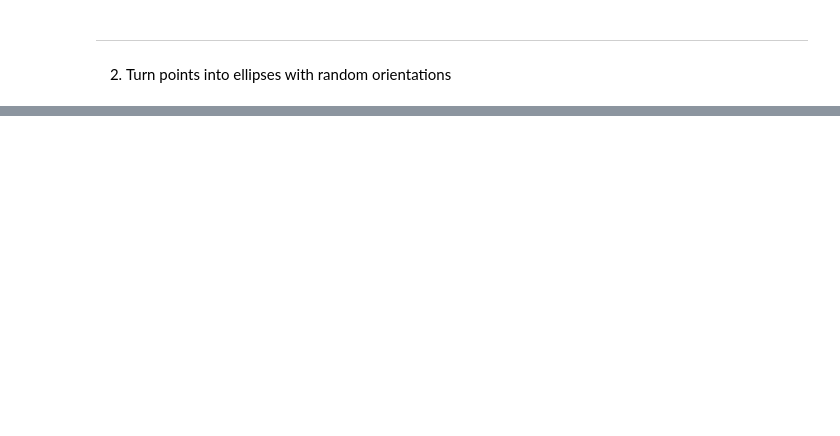
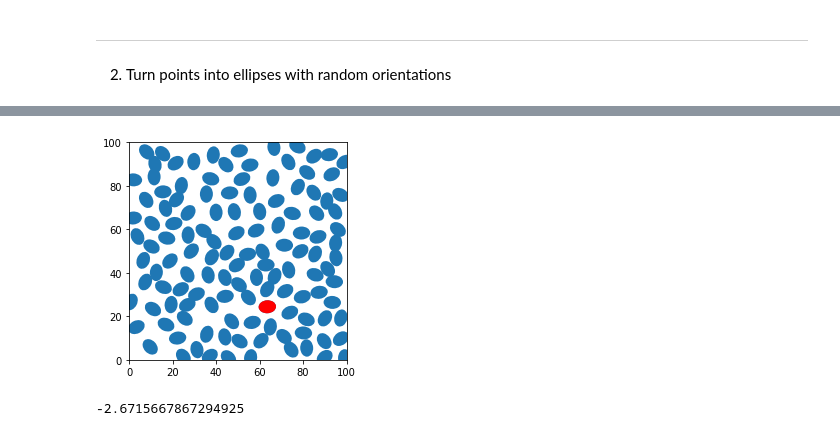
Before and after one commit to tinaaah/magistrska, a Jupyter notebook: test.ipynb, the cells around one changed output, grey strips where cells are left out. Drawn from its saved outputs; the diff is of its cells as text; code cells hidden in the pictures; blank space fills up the shorter version.

```diff
--- a/test.ipynb
+++ b/test.ipynb
@@ -130,0 +149,12 @@ ___
+# %%
+## start with small ellipses
+a, eps = 4, 2/3                 # big semi-axis and eccentricity
+b = a*math.sqrt(1-eps**2)       # small semi-axis
+a_width, b_height = 2*a, 2*b    # small and big semi-axis for patches
+
+## distance matrix between all the centres
+S = [x.center for x in new_dist.ell]
+distance = cdist(S, S, dist.periodic_metric)
+
+## matrix of neighbouring ellipses, which are less than 2*a apart
+in_proximity = [np.where((line<=2*a) & (line!=0)) for line in distance]
@@ -130,0 +167,32 @@ ___
+# %%
+## generate ellipses
+plt.axes()
+
+
+for center in new_dist.ell:
+    ellipse = main.ellipse.convert_to_patches(center, a_width, b_height)
+    plt.gca().add_patch(ellipse)
+
+j_ellipse = new_dist.ell[j]
+
+ell_patch = main.ellipse.convert_to_patches(j_ellipse, a_width, b_height)
+plt.gca().add_patch(ell_patch)
+ell_patch.set_facecolor('r')
+
+plt.axis('scaled')
+plt.xlim(0.0, width)
+plt.ylim(0.0, height)
+# plt.savefig("elipse_512.png")
+plt.show()
+# %% [output]
+[figure, added]
+# %%
+## rotate random ellipse by random angle
+# j = random.randint( 0, N-1 )
+j = 0
+# new_dist.ell[j].angle = np.random.vonmises(new_dist.ell[j].angle, kappa)
+theta = np.random.vonmises(new_dist.ell[j].angle, kappa)
+print(theta)
+new_dist.ell[j].angle = theta
+# %% [output]
+-2.6715667867294925
```
Also changed, not shown: parts of 19 cells of this notebook, 1 other file.
